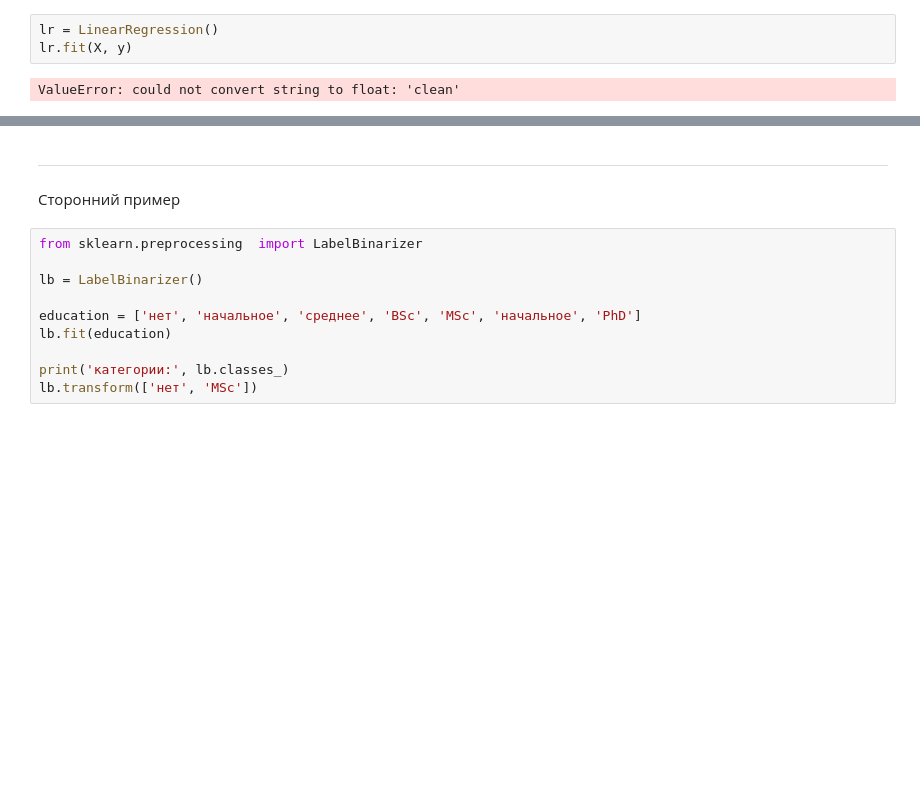
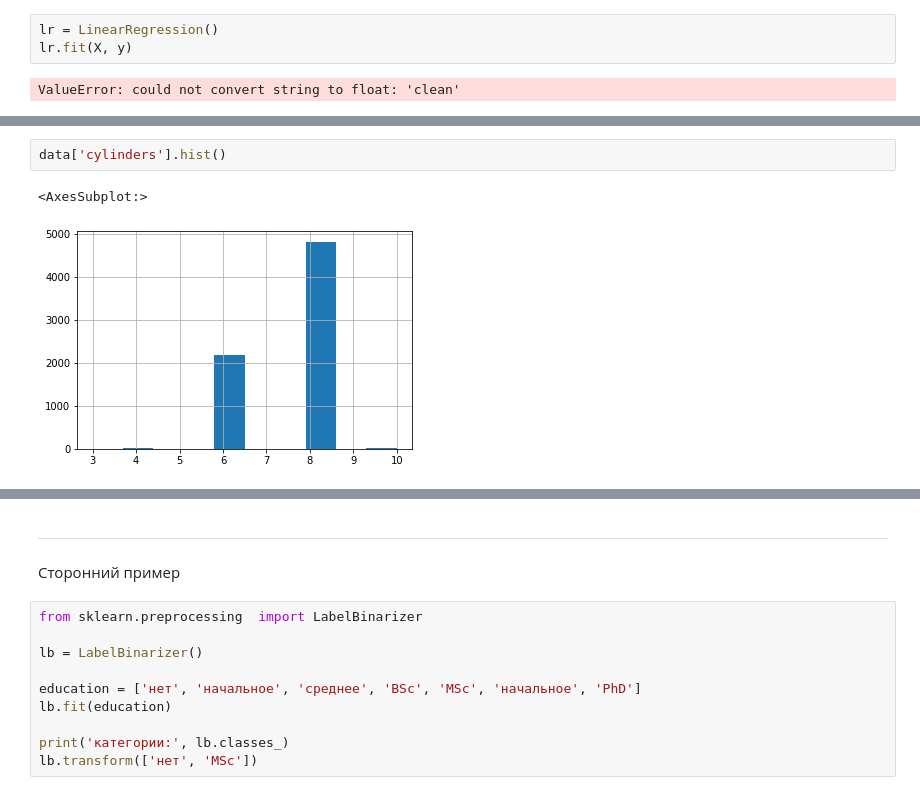
Before and after one commit to Chepell/SF_DS_Pro, a Jupyter notebook: ML-6/Features_coding.ipynb, the cells around one changed output, grey strips where cells are left out. Saved outputs shown, nothing was run; the diff lists cells and outputs as text; blank space fills up the shorter version.

```diff
--- a/ML-6/Features_coding.ipynb
+++ b/ML-6/Features_coding.ipynb
@@ -62,0 +70,5 @@ ValueError: could not convert string to float: 'clean'
+# %%
+data['cylinders'].hist()
+# %% [output]
+<AxesSubplot:>
+[figure, added]
```
Also changed, not shown: parts of 5 cells of this notebook.
